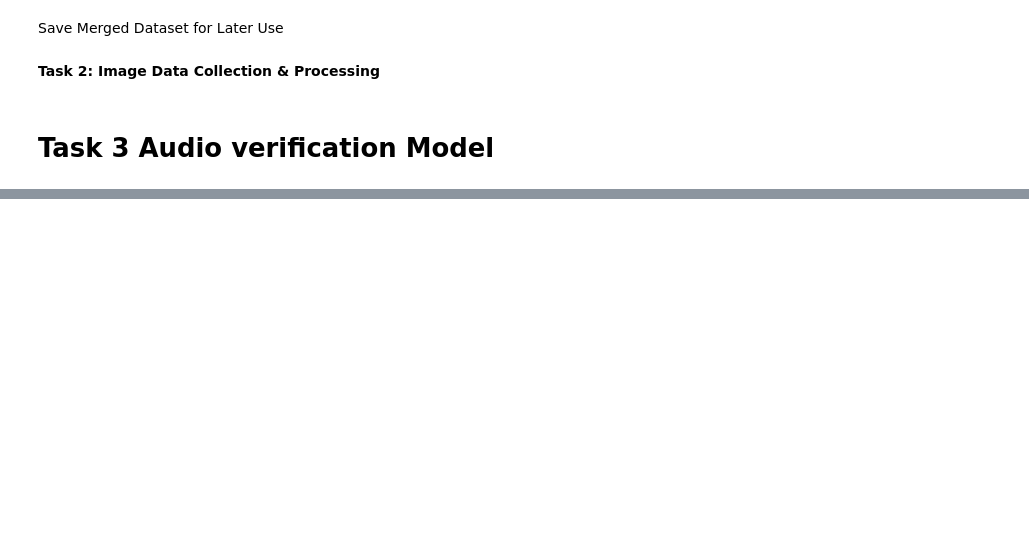
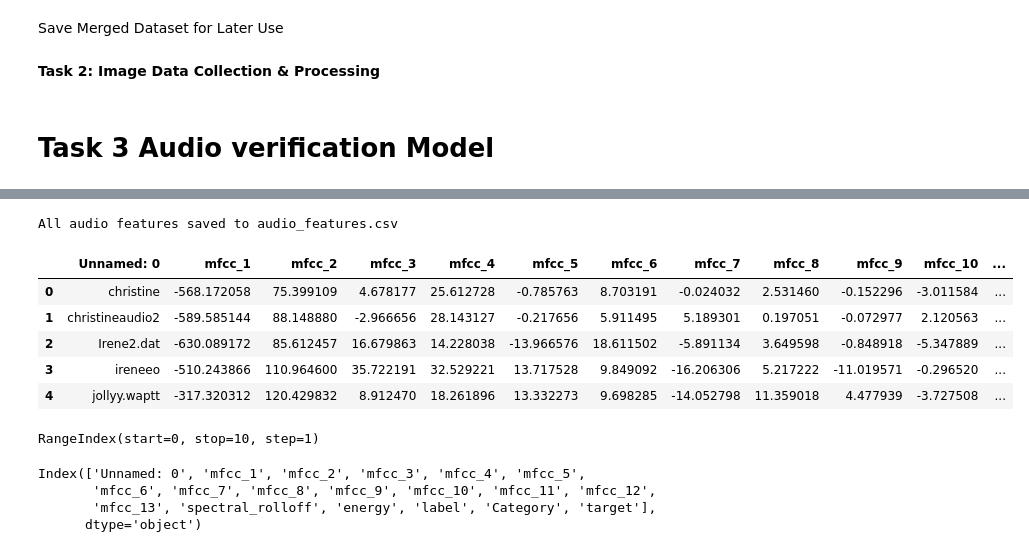
Before and after one commit to cyloic/Data-Preprocessing-Formative, a Jupyter notebook: Group_5_Formative_2.ipynb, the cells around one changed output, grey strips where cells are left out. Drawn from its saved outputs; the diff is of its cells as text; code cells hidden in the pictures; blank space fills up the shorter version.

```diff
--- a/Group_5_Formative_2.ipynb
+++ b/Group_5_Formative_2.ipynb
@@ -222,0 +210,63 @@ ModuleNotFoundError: No module named 'librosa'
+# %%
+import os
+import librosa
+import pandas as pd
+import numpy as np
+
+# Path to your folder
+audio_dir = r"Datasets/unprocessed_audio_files"
+
+# Initialize list to collect all extracted features
+features_list = []
+
+def extract_features(file_path, label):
+    try:
+        y, sr = librosa.load(file_path)
+
+        mfcc_features = librosa.feature.mfcc(y=y, sr=sr, n_mfcc=13).mean(axis=1)
+        rolloff = librosa.feature.spectral_rolloff(y=y, sr=sr).mean()
+        energy = np.sum(y ** 2) / len(y)
+
+        features = list(mfcc_features) + [rolloff, energy]
+        return pd.Series(features, name=label)
+    except Exception as e:
+        print(f" Error processing {file_path}: {e}")
+        return None
+
+# Loop through all files in the folder
+for filename in os.listdir(audio_dir):
+    if filename.endswith(".wav"):
+        filepath = os.path.join(audio_dir, filename)
+        label = os.path.splitext(filename)[0]  # Use filename (no extension) as label
+        series = extract_features(filepath, label)
+        if series is not None:
+            features_list.append(series)
+
+# Create DataFrame
+features_df = pd.DataFrame(features_list)
+
+# Set column names
+features_df.columns = [f"mfcc_{i+1}" for i in range(13)] + ["spectral_rolloff", "energy"]
+
+# Add label column
+features_df["label"] = features_df.index
+
+# Save to CSV
+features_df.to_csv("audio_features.csv")
+print("All audio features saved to audio_features.csv")
+# %% [output]
+All audio features saved to audio_features.csv
+# %%
+data = pd.read_csv("audio_features.csv")
+data.head()
+# %% [output]
+|  | Unnamed: 0 | mfcc_1 | mfcc_2 | mfcc_3 | mfcc_4 | mfcc_5 | mfcc_6 | mfcc_7 | mfcc_8 | mfcc_9 | mfcc_10 | ... |
+| 0 | christine | -568.172058 | 75.399109 | 4.678177 | 25.612728 | -0.785763 | 8.703191 | -0.024032 | 2.531460 | -0.152296 | -3.011584 | ... |
+| 1 | christineaudio2 | -589.585144 | 88.148880 | -2.966656 | 28.143127 | -0.217656 | 5.911495 | 5.189301 | 0.197051 | -0.072977 | 2.120563 | ... |
+| 2 | Irene2.dat | -630.089172 | 85.612457 | 16.679863 | 14.228038 | -13.966576 | 18.611502 | -5.891134 | 3.649598 | -0.848918 | -5.347889 | ... |
+| 3 | ireneeo | -510.243866 | 110.964600 | 35.722191 | 32.529221 | 13.717528 | 9.849092 | -16.206306 | 5.217222 | -11.019571 | -0.296520 | ... |
+| 4 | jollyy.waptt | -317.320312 | 120.429832 | 8.912470 | 18.261896 | 13.332273 | 9.698285 | -14.052798 | 11.359018 | 4.477939 | -3.727508 | ... |
+# %%
+data.index
+# %% [output]
+RangeIndex(start=0, stop=10, step=1)
@@ -222,0 +293,7 @@ ModuleNotFoundError: No module named 'librosa'
+# %%
+data.columns
+# %% [output]
+Index(['Unnamed: 0', 'mfcc_1', 'mfcc_2', 'mfcc_3', 'mfcc_4', 'mfcc_5',
+       'mfcc_6', 'mfcc_7', 'mfcc_8', 'mfcc_9', 'mfcc_10', 'mfcc_11', 'mfcc_12',
+       'mfcc_13', 'spectral_rolloff', 'energy', 'label', 'Category', 'target'],
+      dtype='object')
```
Also changed, not shown: parts of 14 cells of this notebook, 22 other files.
